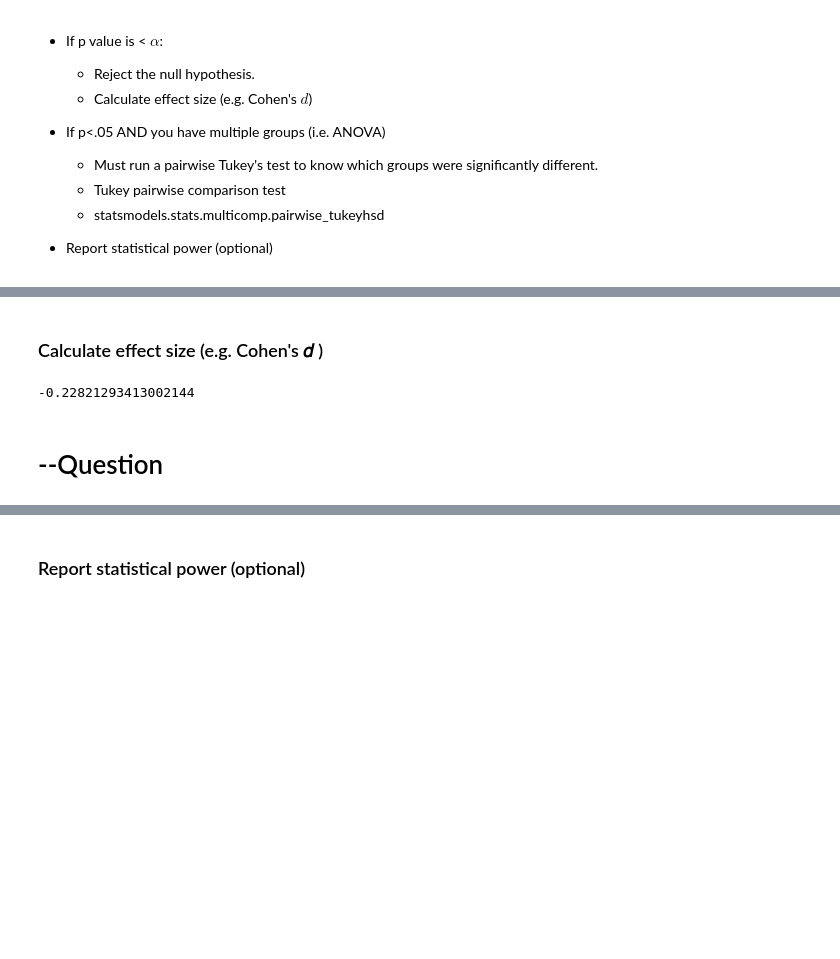
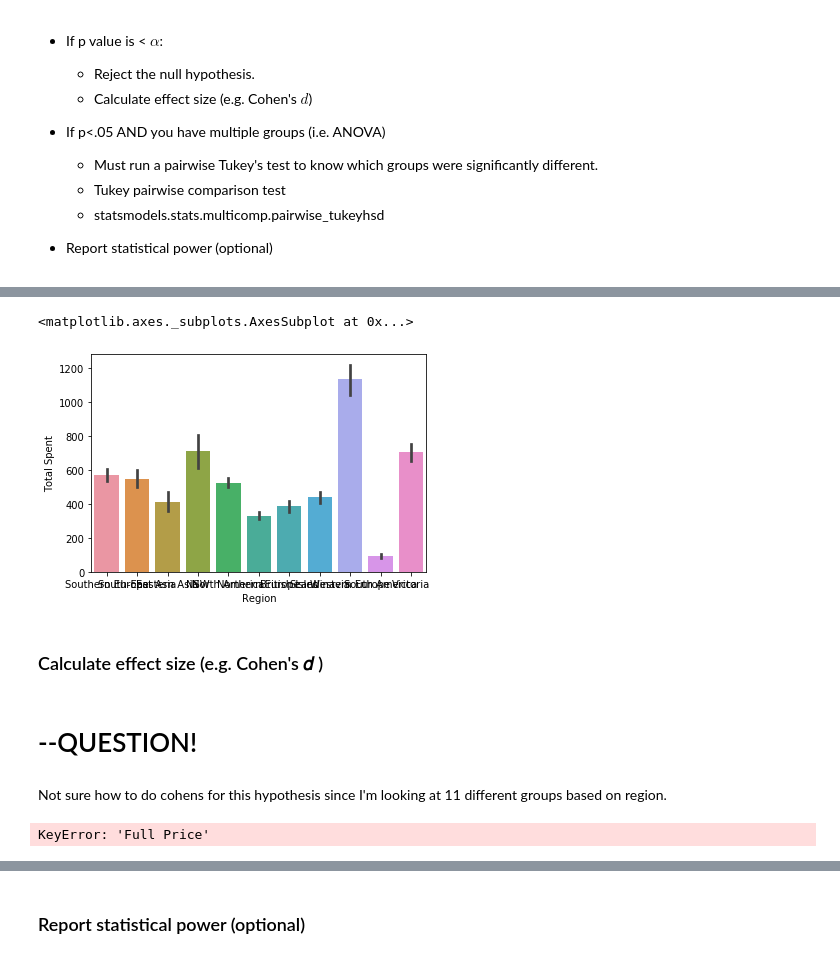
Before and after one commit to alexanderjohnny/hypothesis_testing_workflow_python, a Jupyter notebook: ALEX_BEAT_student.ipynb, the cells around one changed output, grey strips where cells are left out. Drawn from its saved outputs; the diff is of its cells as text; code cells hidden in the pictures; blank space fills up the shorter version.

```diff
--- a/ALEX_BEAT_student.ipynb
+++ b/ALEX_BEAT_student.ipynb
@@ -1169,9 +1212,18 @@ Welch's t-test p value=0.0
+# %%
+# contains all outliers prior to outlier removal
+
+sns.barplot(data=h3df,x='Region',y='Total Spent',ci=68)
+# %% [output]
+<matplotlib.axes._subplots.AxesSubplot at 0x...>
+[figure, added]
 # %% [markdown]
 ### Calculate effect size (e.g. Cohen's  𝑑 )
+# %% [markdown]
+# --QUESTION!
+# %% [markdown]
+Not sure how to do cohens for this hypothesis since I'm looking at 11 different groups based on region.
 # %%
-h2effectsize = Cohen_d(h2dict['Full Price'],h2dict['Discounted'])
-h2effectsize
+# h3effectsize = Cohen_d(h3dict['Full Price'],h3dict['Discounted'])
+# h3effectsize
 # %% [output]
--0.22821293413002144
+KeyError: 'Full Price'
-# %% [markdown]
-# --Question
```
Also changed, not shown: parts of 18 cells of this notebook.
